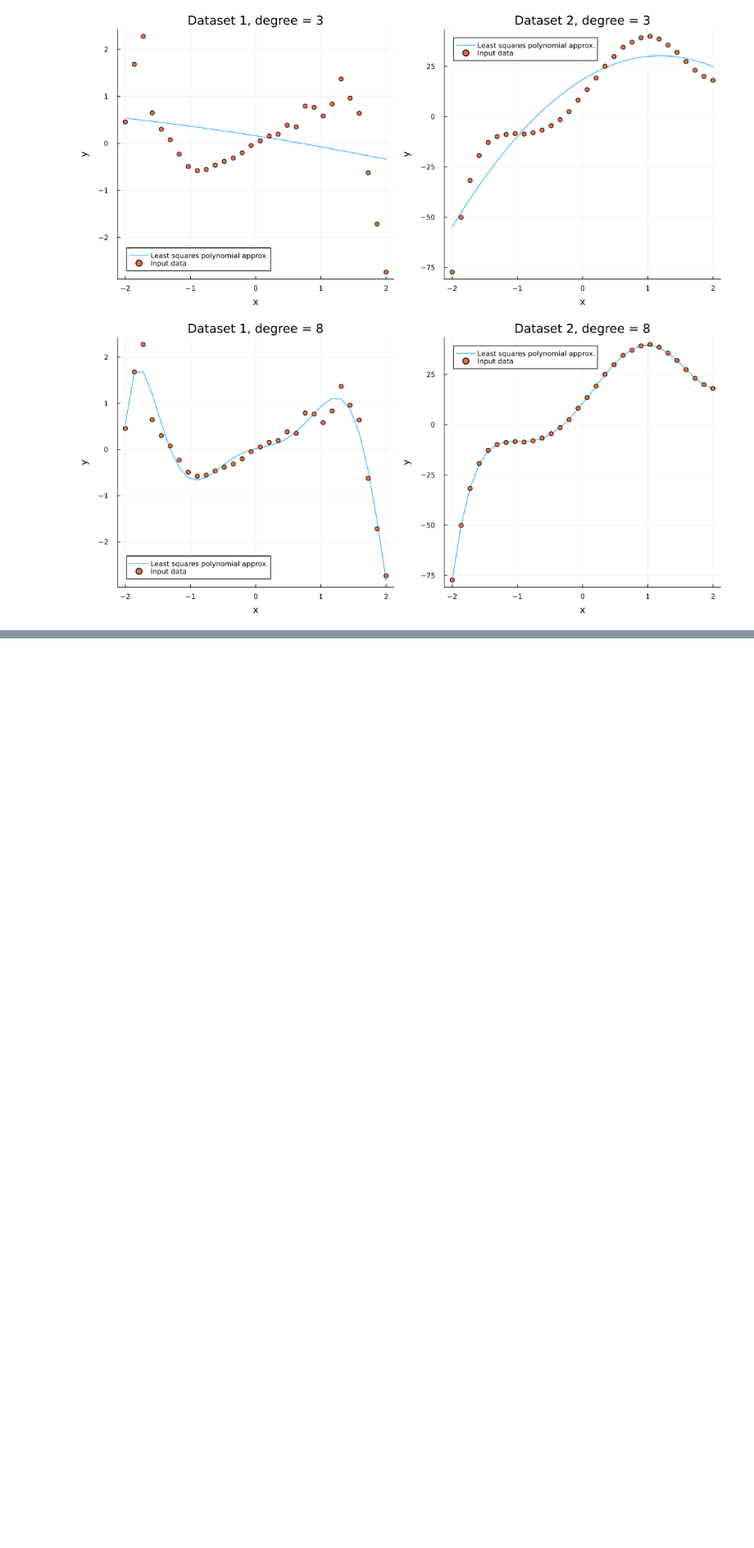
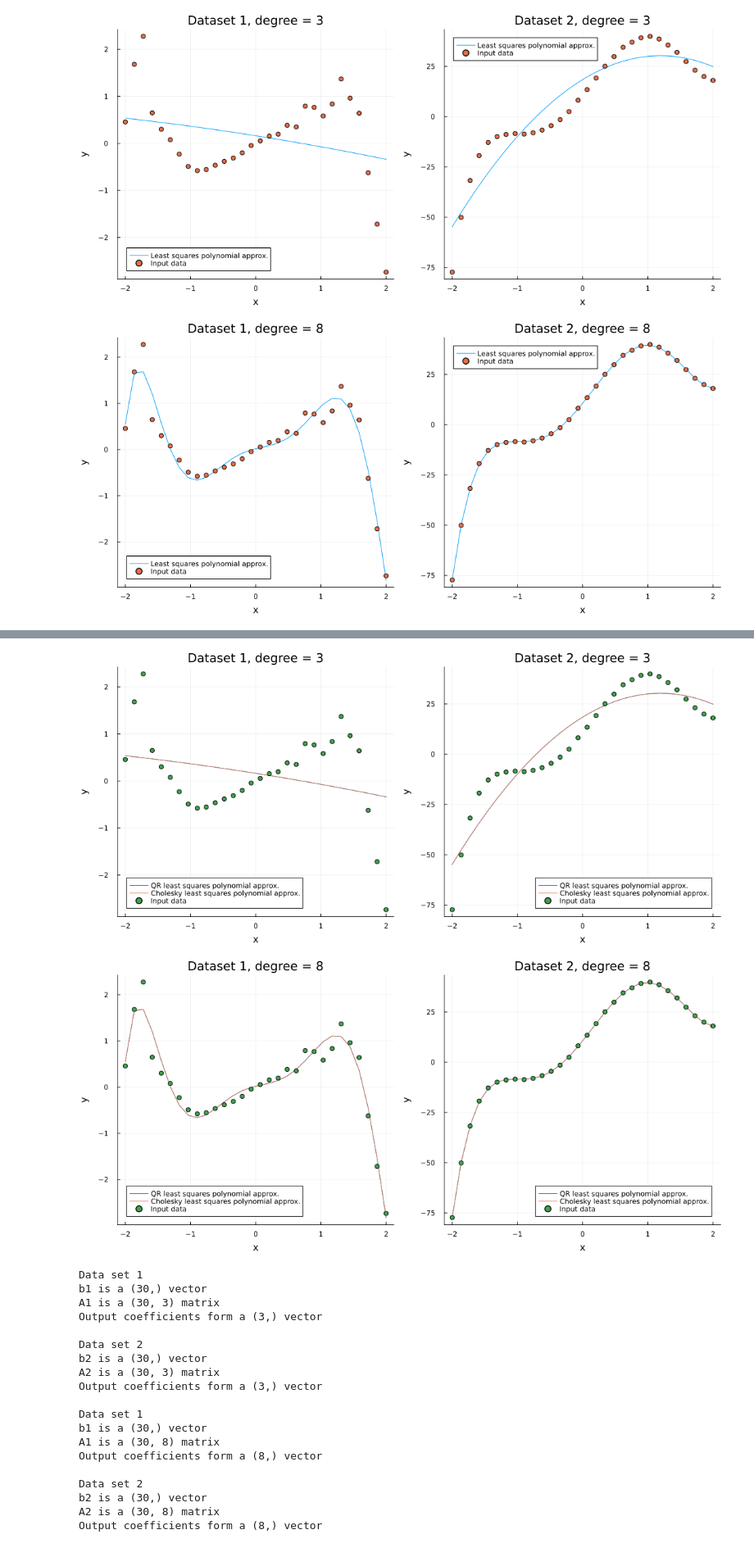
Before and after one commit to ericludvigs/MAT4110_Julia, a Jupyter notebook: oblig1_code_julia.ipynb, the cells around one changed output, grey strips where cells are left out. Shown at 82% size. Cells and saved outputs as stored; diff of their text form; code cells hidden in the pictures; blank space fills up the shorter version.

Commit message:
finish cholesky, add combined plots

```diff
--- a/oblig1_code_julia.ipynb
+++ b/oblig1_code_julia.ipynb
@@ -204,7 +256,7 @@ for m in polynomial_degrees
     title!("Dataset 2, degree = $m")
 
     display(plot(p1, p2, layout=(1,2), legend=true, size=(1100,500), left_margin=4Plots.mm, bottom_margin=4Plots.mm))
-    savefig("polynomial_approx_$(m).png")
+    savefig("QR_polynomial_approx_$(m).png")
 end
 # %% [output]
 Data set 1
@@ -230,0 +337,76 @@ Output coefficients form a (8,) vector
+# %%
+# Combined plots
+# QR solution
+polynomial_degrees = [3,8]
+for m in polynomial_degrees
+    println("\nData set 1")
+    b1 = y1
+    println("b1 is a $(size(b1)) vector")
+    A1 = gen_Vandermonde_matrix(m, n, x1)
+    println("A1 is a $(size(A1)) matrix")
+
+    QR_polynomial_coefficients_1 = QR_solution(A1, b1, m)
+    Cholesky_polynomial_coefficients_1 = Cholesky_solution(A1, b1, m)
+
+    println("Output coefficients form a $(size(QR_polynomial_coefficients_1)) vector")
+
+    # we have the optimal coefficients, so multiply by the vandermonde matrix to get y
+    QR_y1_predicted = A1 * QR_polynomial_coefficients_1
+    Cholesky_y1_predicted = A1 * Cholesky_polynomial_coefficients_1
+
+    # plotting
+    p1 = plot(x1, QR_y1_predicted, label="QR least squares polynomial approx.")
+    plot!(x1, Cholesky_y1_predicted, label="Cholesky least squares polynomial approx.")
+    scatter!(x1, y1, label="Input data", legend=true, marker=:circle)
+    xlabel!("x")
+    ylabel!("y")
+    title!("Dataset 1, degree = $m")
+
+    println("\nData set 2")
+    b2 = y2
+    println("b2 is a $(size(b2)) vector")
+    A2 = gen_Vandermonde_matrix(m, n, x2)
+    println("A2 is a $(size(A2)) matrix")
+
+    polynomial_coefficients_2 = QR_solution(A2, b2, m)
+    Cholesky_polynomial_coefficients_2 = Cholesky_solution(A2, b2, m)
+
+    println("Output coefficients form a $(size(polynomial_coefficients_2)) vector")
+
+    # approximated output y
+    y2_predicted = A2 * polynomial_coefficients_2
+    Cholesky_y2_predicted = A2 * Cholesky_polynomial_coefficients_2
+
+    # plotting
+    p2 = plot(x2, y2_predicted, label="QR least squares polynomial approx.")
+    plot!(x2, Cholesky_y2_predicted, label="Cholesky least squares polynomial approx.")
+    scatter!(x2, y2, label="Input data", legend=:bottomright, marker=:circle)
+    xlabel!("x")
+    ylabel!("y")
+    title!("Dataset 2, degree = $m")
+
+    display(plot(p1, p2, layout=(1,2), size=(1100,500), left_margin=4Plots.mm, bottom_margin=4Plots.mm))
+    savefig("Combined_polynomial_approx_$(m).png")
+end
+# %% [output]
+[figure, added]
+[figure, added]
+Data set 1
+b1 is a (30,) vector
+A1 is a (30, 3) matrix
+Output coefficients form a (3,) vector
+
+Data set 2
+b2 is a (30,) vector
+A2 is a (30, 3) matrix
+Output coefficients form a (3,) vector
+
+Data set 1
+b1 is a (30,) vector
+A1 is a (30, 8) matrix
+Output coefficients form a (8,) vector
+
+Data set 2
+b2 is a (30,) vector
+A2 is a (30, 8) matrix
+Output coefficients form a (8,) vector
```
Also changed, not shown: parts of 3 cells of this notebook, 6 other files.
